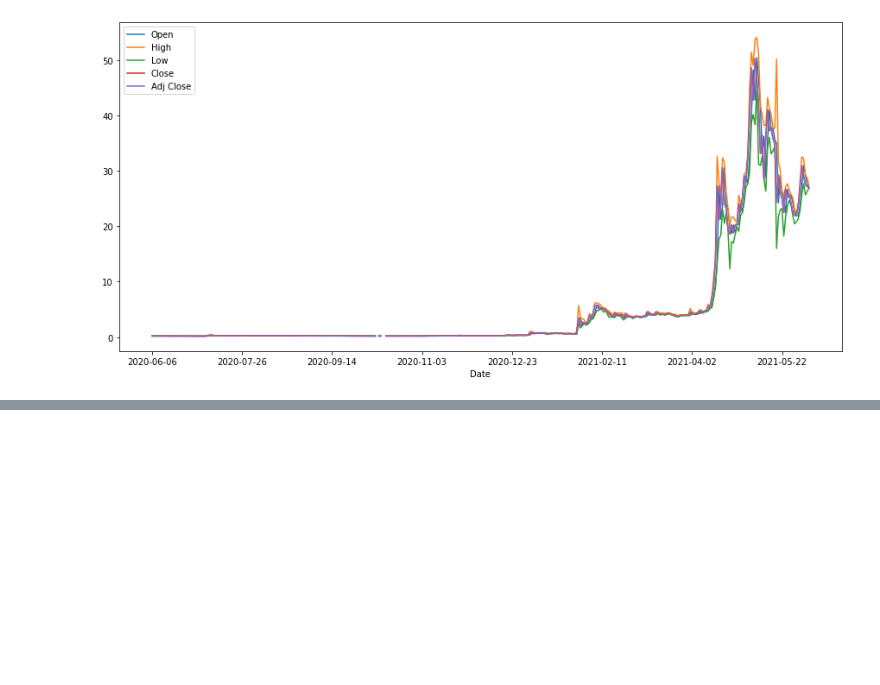
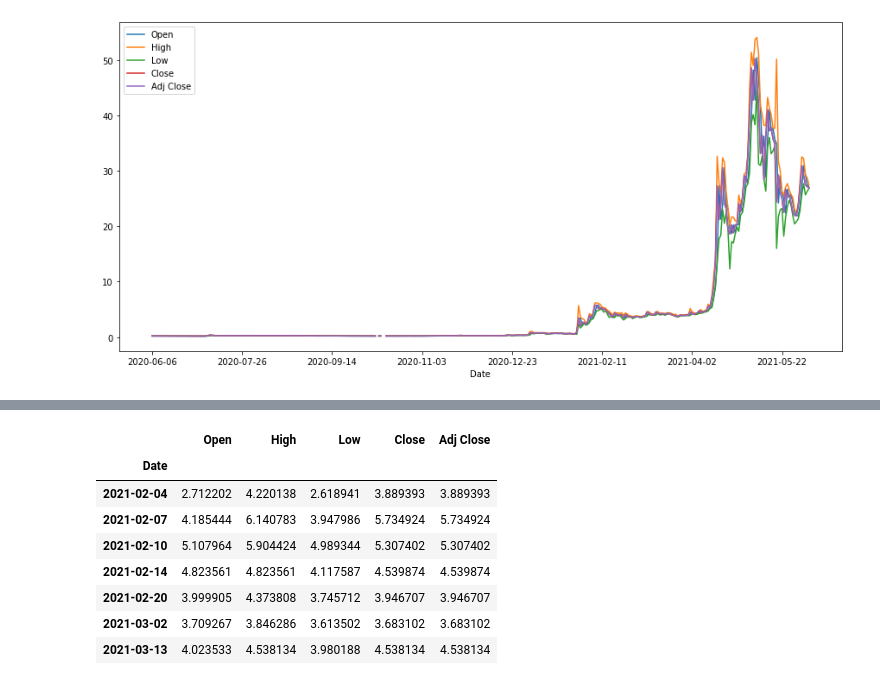
Before and after one commit to rodincode/CryptoTweets, a Jupyter notebook: CryptoTweets.ipynb, the cells around one changed output, grey strips where cells are left out. Cells and saved outputs as stored; diff of their text form; code cells hidden in the pictures; blank space fills up the shorter version.

```diff
--- a/CryptoTweets.ipynb
+++ b/CryptoTweets.ipynb
@@ -20,0 +85,13 @@ df.plot(figsize=(15,7))
+# %%
+cryptweets = df[df.index.isin(dogedates)]
+cryptweets
+# %% [output]
+|  | Open | High | Low | Close | Adj Close |
+| Date |  |  |  |  |  |
+| 2021-02-04 | 2.712202 | 4.220138 | 2.618941 | 3.889393 | 3.889393 |
+| 2021-02-07 | 4.185444 | 6.140783 | 3.947986 | 5.734924 | 5.734924 |
+| 2021-02-10 | 5.107964 | 5.904424 | 4.989344 | 5.307402 | 5.307402 |
+| 2021-02-14 | 4.823561 | 4.823561 | 4.117587 | 4.539874 | 4.539874 |
+| 2021-02-20 | 3.999905 | 4.373808 | 3.745712 | 3.946707 | 3.946707 |
+| 2021-03-02 | 3.709267 | 3.846286 | 3.613502 | 3.683102 | 3.683102 |
+| 2021-03-13 | 4.023533 | 4.538134 | 3.980188 | 4.538134 | 4.538134 |
```
Also changed, not shown: parts of 7 cells of this notebook.
